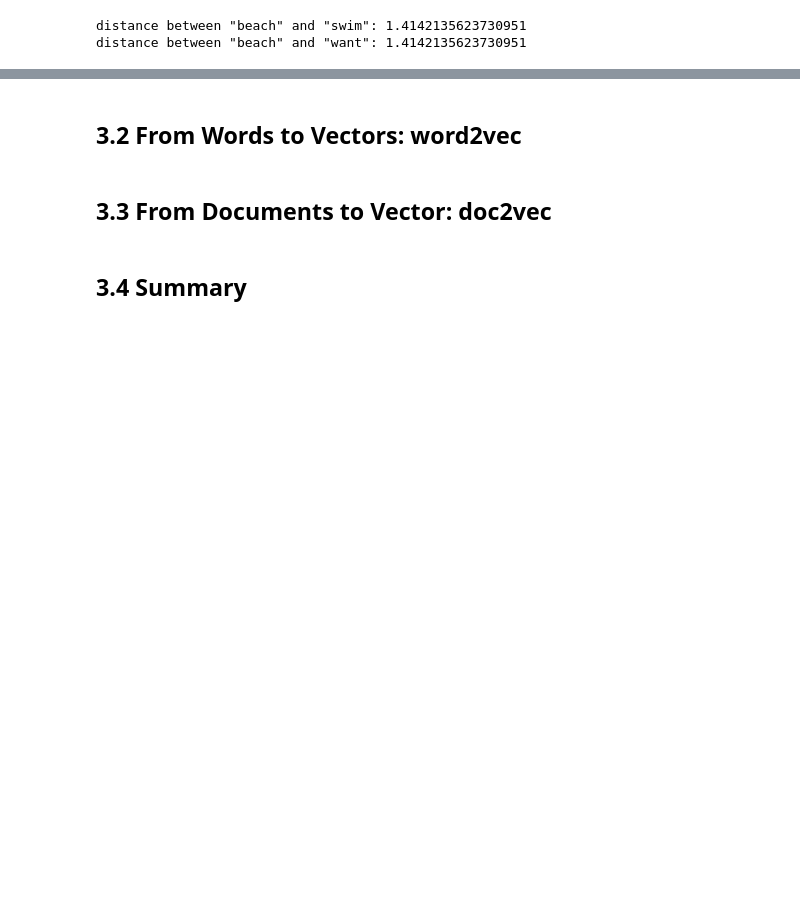
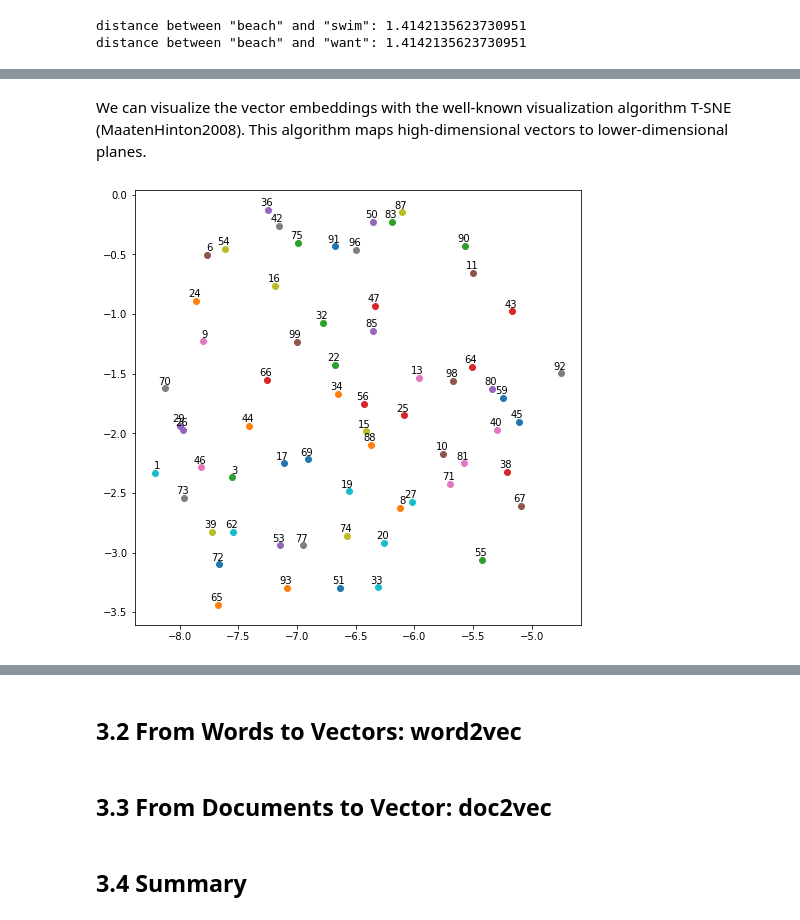
Before and after one commit to Alinaedr/DL4NLP, a Jupyter notebook: ChapterNotes/Chapter 3.ipynb, the cells around one changed output, grey strips where cells are left out. Cells and saved outputs as stored; diff of their text form; code cells hidden in the pictures; blank space fills up the shorter version.

```diff
--- a/ChapterNotes/Chapter 3.ipynb
+++ b/ChapterNotes/Chapter 3.ipynb
@@ -48,0 +62,9 @@ distance between "beach" and "want": 1.4142135623730951
+# %%
+
+model = Sequential() # create the model container
+model.add(Embedding(input_dim=100, output_dim=8, input_length=10))   # add an embedding for 100 integers, arranged in blocks of 10
+input_array = np.random.randint(100, size=(10, 10)) # a random input
+model.compile('rmsprop', 'mse') # “compile the model, setting the loss function to 'mean squared error', and using the rmsprop optimizer. ”
+output_array = model.predict(input_array) # generate embeddings
+print(f'input dim: {input_array.shape}')
+print(f'output dim: {output_array.shape}')
@@ -48,0 +110,49 @@ distance between "beach" and "want": 1.4142135623730951
+# %% [markdown]
+We can visualize the vector embeddings with the well-known visualization algorithm T-SNE (MaatenHinton2008). This algorithm maps high-dimensional vectors to lower-dimensional planes.
+# %%
+def tsne_plot(model,max_words=100):
+    labels = []
+    tokens = []
+
+    n=0
+    for word in model:
+        if n<max_words:
+            tokens.append(model[word])
+            labels.append(word)
+            n+=1
+
+
+    tsne_model = TSNE(perplexity=40, n_components=2, init='pca', n_iter=10000, random_state=23)
+    new_values = tsne_model.fit_transform(tokens)
+
+    x = []
+    y = []
+    for value in new_values:
+        x.append(value[0])
+        y.append(value[1])
+
+    plt.figure(figsize=(8, 8))
+    for i in range(len(x)):
+        plt.scatter(x[i],y[i])
+        plt.annotate(labels[i],
+                     xy=(x[i], y[i]),
+                     xytext=(5, 2),
+                     textcoords='offset points',
+                     ha='right',
+                     va='bottom')
+    plt.show()
+
+model = Sequential()
+model.add(Embedding(100, 8, input_length=10))
+input_array = np.random.randint(100, size=(10, 10))
+model.compile('rmsprop', 'mse')
+output_array = model.predict(input_array)
+
+M={}
+for i in range(len(input_array)):
+    for j in range(len(input_array[i])):
+        M[input_array[i][j]]=output_array[i][j]
+
+tsne_plot(M)
+# %% [output]
+[figure, added]
```
Also changed, not shown: parts of 10 cells of this notebook.
